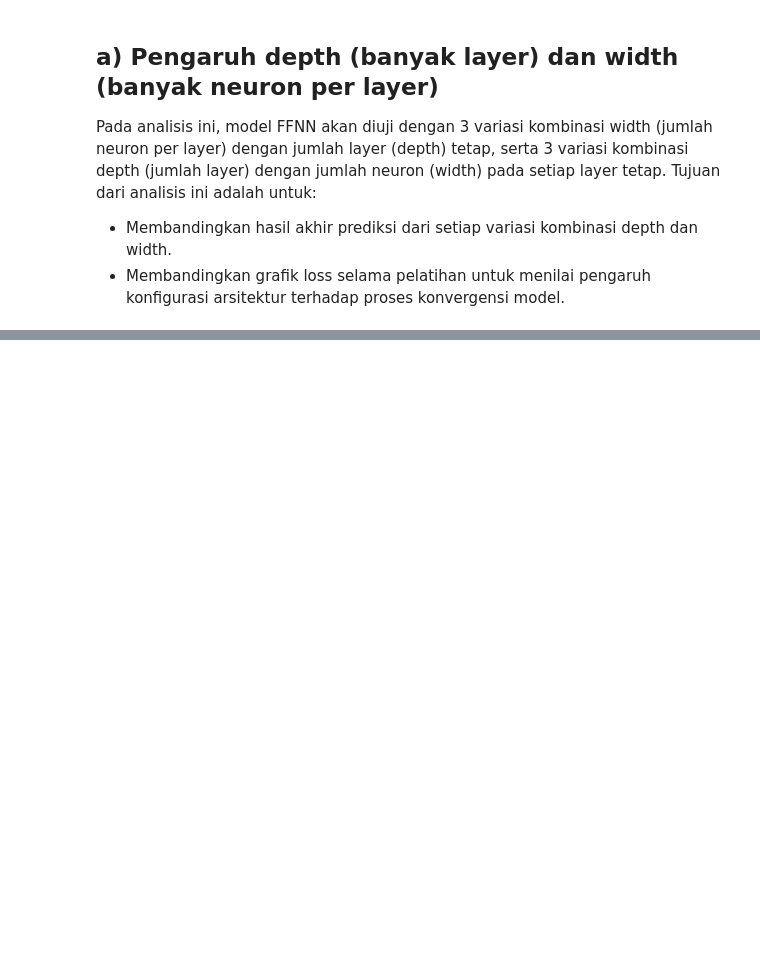
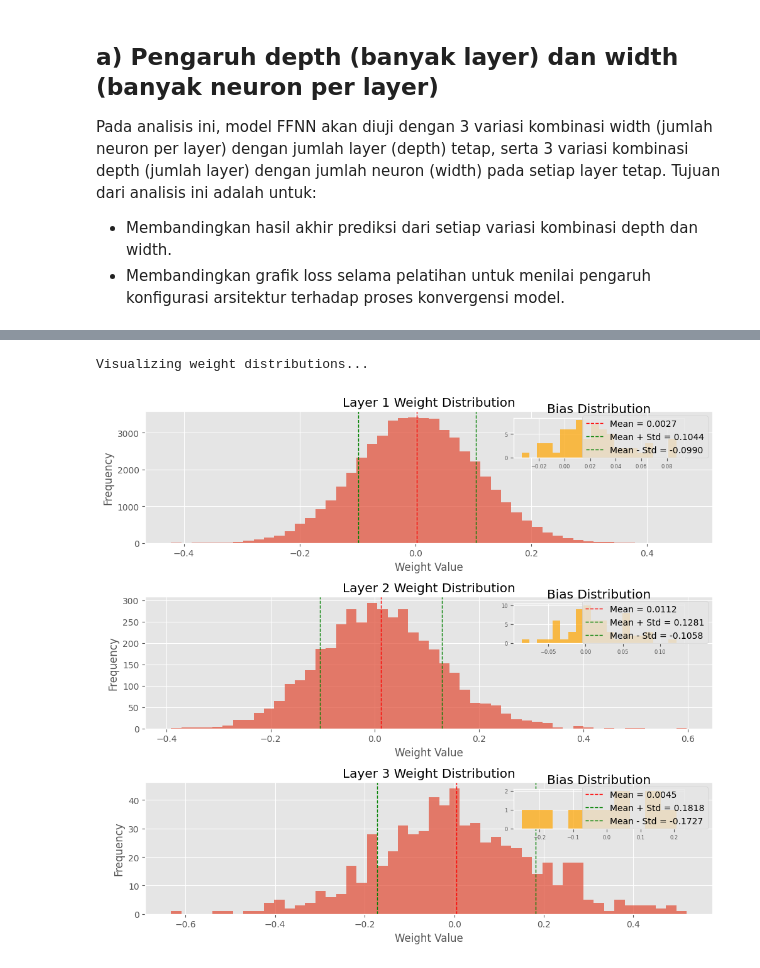
Before and after one commit to alandmprtma/IF3270_Tubes1_57, a Jupyter notebook: test_main.ipynb, the cells around one changed output, grey strips where cells are left out. Drawn from its saved outputs; the diff is of its cells as text; code cells hidden in the pictures; blank space fills up the shorter version.

```diff
--- a/test_main.ipynb
+++ b/test_main.ipynb
@@ -665,0 +495,6 @@ ValueError: autodetected range of [nan, nan] is not finite
+# %%
+print("\nVisualizing weight distributions...")
+results_d1['model'].visualize_weight_distribution()
+# %% [output]
+Visualizing weight distributions...
+[figure, added]
```
Also changed, not shown: parts of 43 cells of this notebook, 1 other file.
